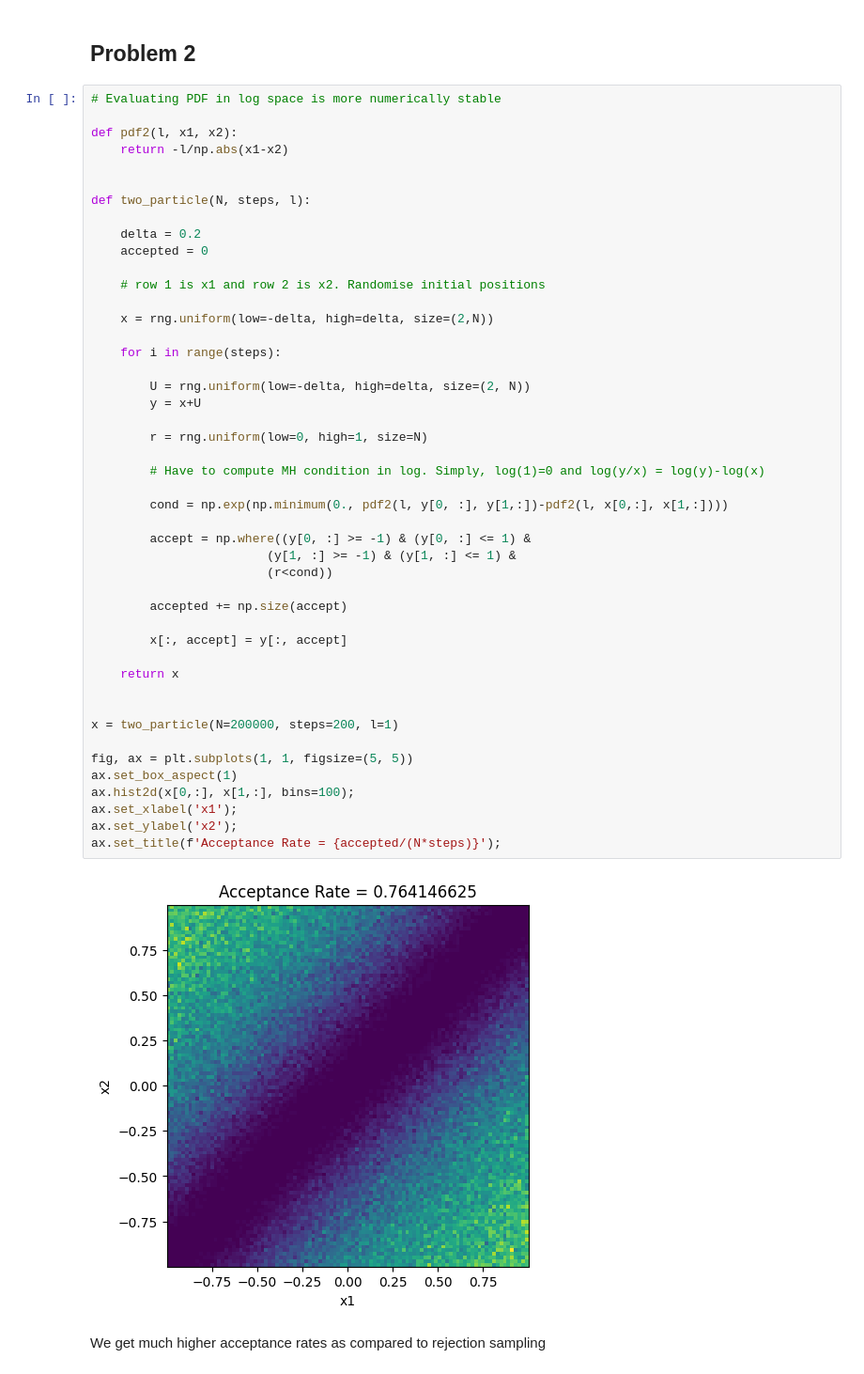
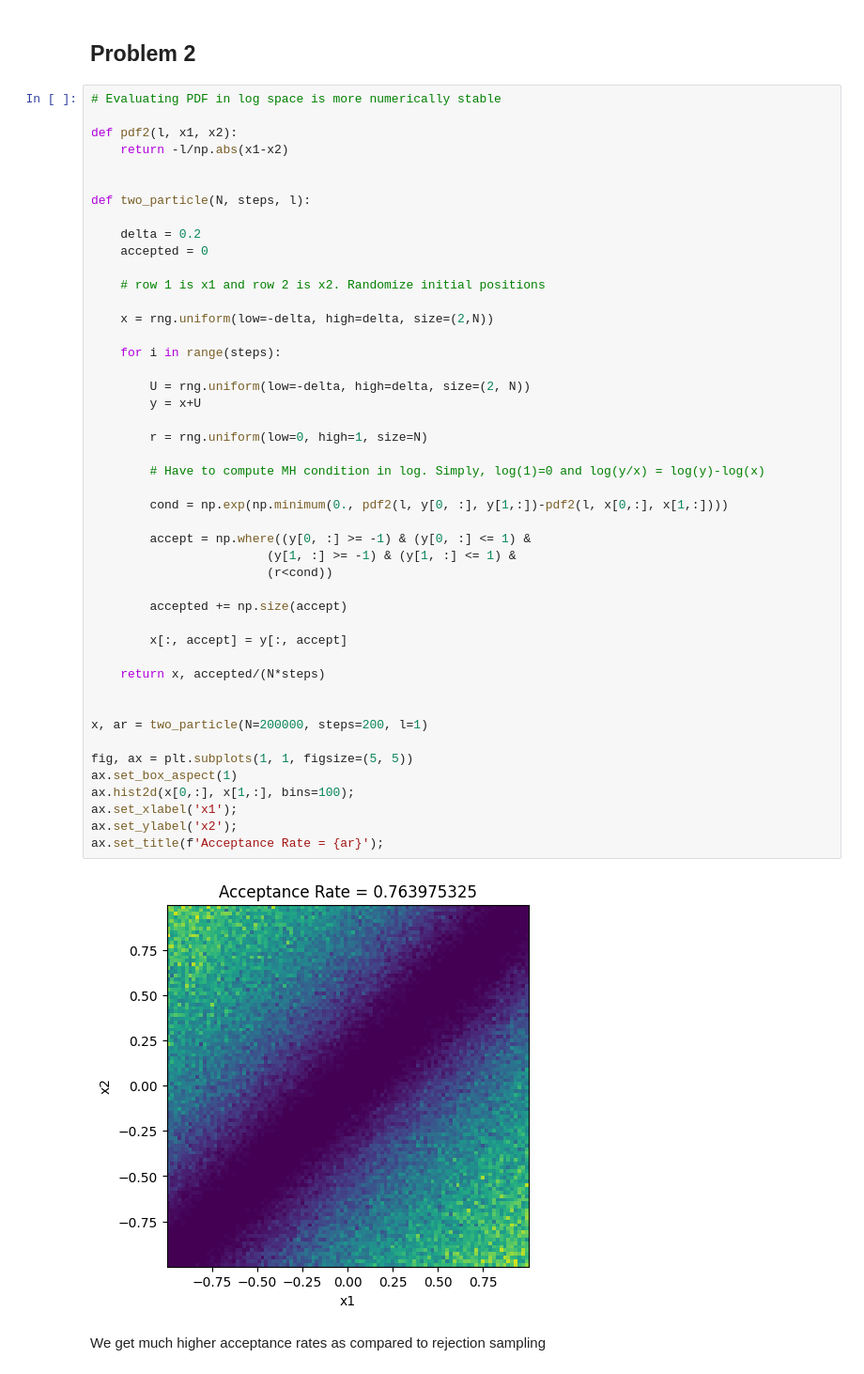
Before and after one commit to pratik-t/Minor-Physics-Stuff, a Jupyter notebook: Computational Physics 1/hw 4.ipynb, the cells around one changed output. Shown at 94% size. Cells and saved outputs as stored; diff of their text form.

```diff
--- a/Computational Physics 1/hw 4.ipynb
+++ b/Computational Physics 1/hw 4.ipynb
@@ -81,42 +81,42 @@ def two_particle(N, steps, l):
     delta = 0.2
     accepted = 0
 
-    # row 1 is x1 and row 2 is x2. Randomise initial positions
+    # row 1 is x1 and row 2 is x2. Randomize initial positions
 
     x = rng.uniform(low=-delta, high=delta, size=(2,N))
 
     for i in range(steps):
 
         U = rng.uniform(low=-delta, high=delta, size=(2, N))
         y = x+U
 
         r = rng.uniform(low=0, high=1, size=N)
 
         # Have to compute MH condition in log. Simply, log(1)=0 and log(y/x) = log(y)-log(x)
 
         cond = np.exp(np.minimum(0., pdf2(l, y[0, :], y[1,:])-pdf2(l, x[0,:], x[1,:])))
 
         accept = np.where((y[0, :] >= -1) & (y[0, :] <= 1) &
                         (y[1, :] >= -1) & (y[1, :] <= 1) &
                         (r<cond))
 
         accepted += np.size(accept)
 
         x[:, accept] = y[:, accept]
 
-    return x
+    return x, accepted/(N*steps)
 
 
-x = two_particle(N=200000, steps=200, l=1)
+x, ar = two_particle(N=200000, steps=200, l=1)
 
 fig, ax = plt.subplots(1, 1, figsize=(5, 5))
 ax.set_box_aspect(1)
 ax.hist2d(x[0,:], x[1,:], bins=100);
 ax.set_xlabel('x1');
 ax.set_ylabel('x2');
-ax.set_title(f'Acceptance Rate = {accepted/(N*steps)}');
+ax.set_title(f'Acceptance Rate = {ar}');
 # %% [output]
-[figure, old version]
+[figure, new version]
 # %% [markdown]
 We get much higher acceptance rates as compared to rejection sampling
 # %%
```
Also changed, not shown: parts of 2 cells of this notebook, 5 other files.
